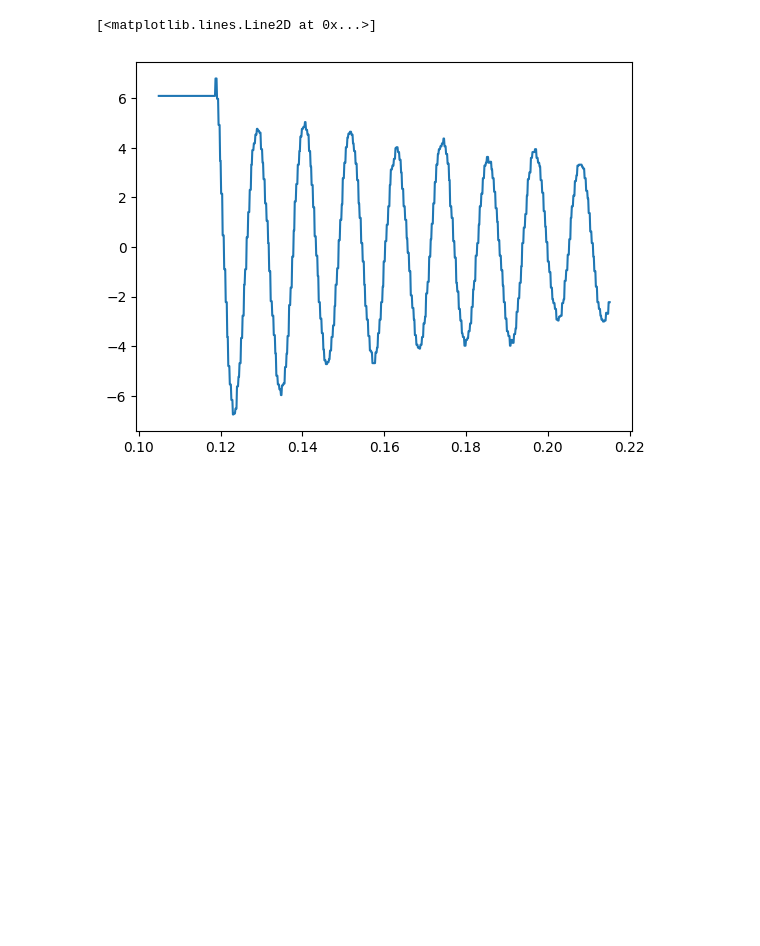
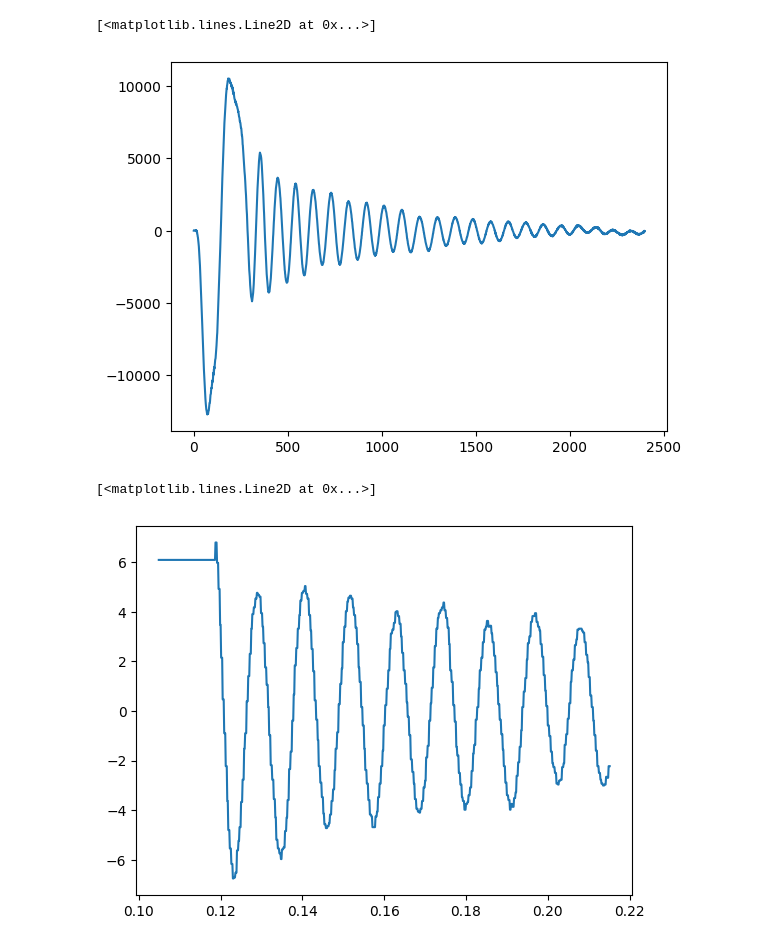
Before and after one commit to ChiragBusiness/FYP, a Jupyter notebook: fft.ipynb, the cells around one changed output. Drawn from its saved outputs; the diff is of its cells as text; code cells hidden in the pictures; blank space fills up the shorter version.

```diff
--- a/fft.ipynb
+++ b/fft.ipynb
@@ -17 +57,6 @@ data = pd.read_csv('Data/DatalogWithoutGraph.csv', index_col = "sample")
+# %%
+plt.plot(mean_endpoint_values)
+# %% [output]
+[<matplotlib.lines.Line2D at 0x...>]
+[figure, added]
 # %%
```
Also changed, not shown: parts of 22 cells of this notebook, 1 other file.
